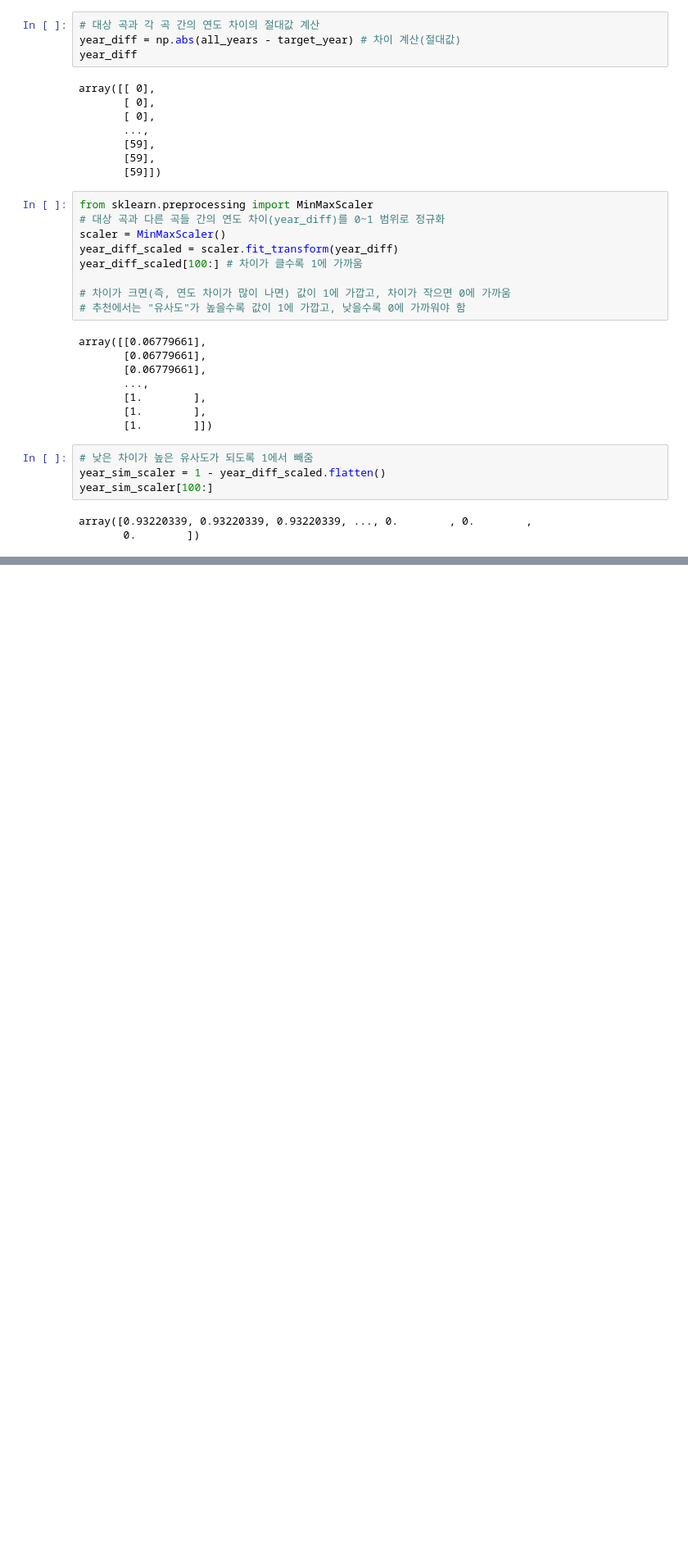
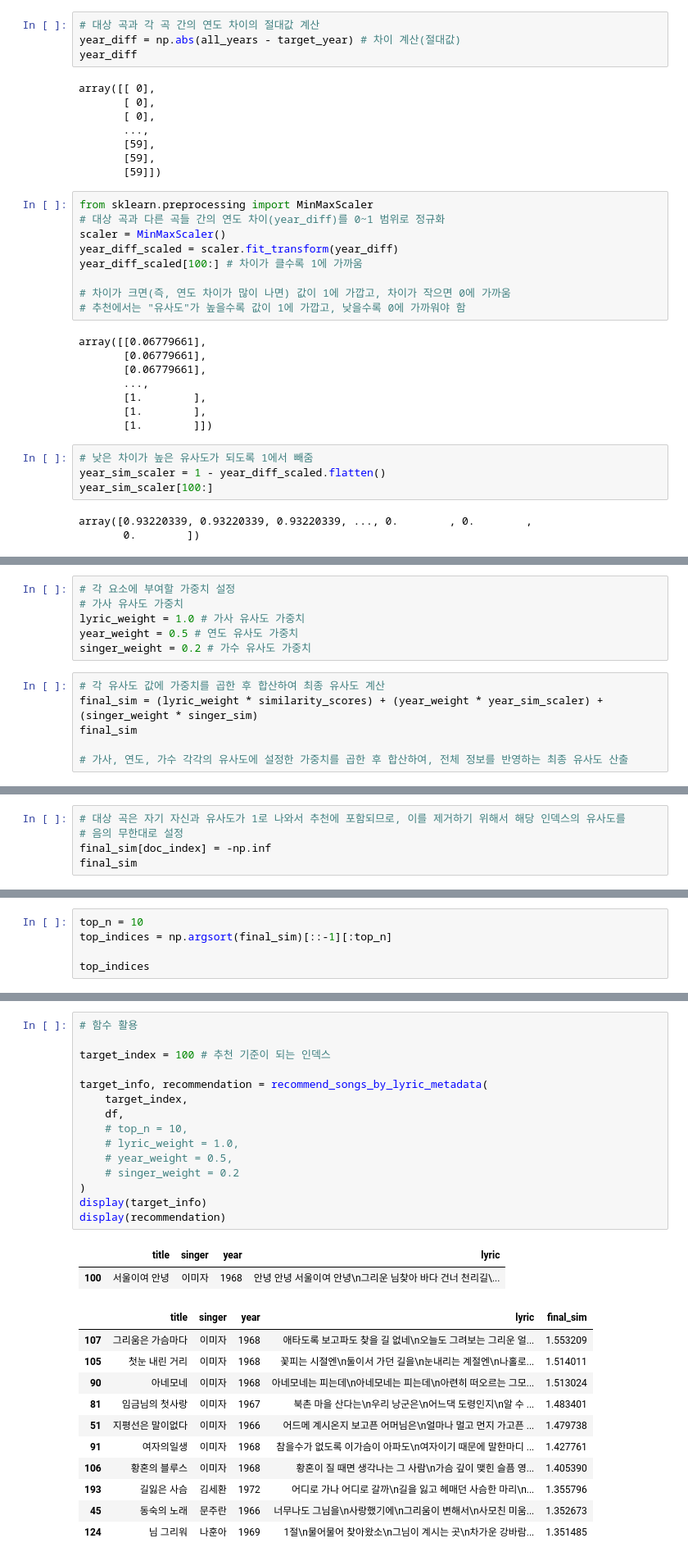
Before and after one commit to good0neighbour/ESTCampAI, a Jupyter notebook: 추천시스템/ex01_음악_추천_기능_구현_Contents_Based_Filtering(콘텐츠_기반_필터링).ipynb, the cells around one changed output, grey strips where cells are left out. Shown at 82% size. Saved outputs shown, nothing was run; the diff lists cells and outputs as text; blank space fills up the shorter version.

```diff
--- a/추천시스템/ex01_음악_추천_기능_구현_Contents_Based_Filtering(콘텐츠_기반_필터링).ipynb
+++ b/추천시스템/ex01_음악_추천_기능_구현_Contents_Based_Filtering(콘텐츠_기반_필터링).ipynb
@@ -601,0 +618,12 @@ array([0.93220339, 0.93220339, 0.93220339, ..., 0.        , 0.        ,
+# %%
+# 각 요소에 부여할 가중치 설정
+# 가사 유사도 가중치
+lyric_weight = 1.0 # 가사 유사도 가중치
+year_weight = 0.5 # 연도 유사도 가중치
+singer_weight = 0.2 # 가수 유사도 가중치
+# %%
+# 각 유사도 값에 가중치를 곱한 후 합산하여 최종 유사도 계산
+final_sim = (lyric_weight * similarity_scores) + (year_weight * year_sim_scaler) + (singer_weight * singer_sim)
+final_sim
+
+# 가사, 연도, 가수 각각의 유사도에 설정한 가중치를 곱한 후 합산하여, 전체 정보를 반영하는 최종 유사도 산출
@@ -601,0 +635,5 @@ array([0.93220339, 0.93220339, 0.93220339, ..., 0.        , 0.        ,
+# %%
+# 대상 곡은 자기 자신과 유사도가 1로 나와서 추천에 포함되므로, 이를 제거하기 위해서 해당 인덱스의 유사도를
+# 음의 무한대로 설정
+final_sim[doc_index] = -np.inf
+final_sim
@@ -601,0 +645,5 @@ array([0.93220339, 0.93220339, 0.93220339, ..., 0.        , 0.        ,
+# %%
+top_n = 10
+top_indices = np.argsort(final_sim)[::-1][:top_n]
+
+top_indices
@@ -601,0 +709,29 @@ array([0.93220339, 0.93220339, 0.93220339, ..., 0.        , 0.        ,
+# %%
+# 함수 활용
+
+target_index = 100 # 추천 기준이 되는 인덱스
+
+target_info, recommendation = recommend_songs_by_lyric_metadata(
+    target_index,
+    df,
+    # top_n = 10,
+    # lyric_weight = 1.0,
+    # year_weight = 0.5,
+    # singer_weight = 0.2
+)
+display(target_info)
+display(recommendation)
+# %% [output]
+|  | title | singer | year | lyric |
+| 100 | 서울이여 안녕 | 이미자 | 1968 | 안녕 안녕 서울이여 안녕\n그리운 님찾아 바다 건너 천리길\... |
+|  | title | singer | year | lyric | final_sim |
+| 107 | 그리움은 가슴마다 | 이미자 | 1968 | 애타도록 보고파도 찾을 길 없네\n오늘도 그려보는 그리운 얼... | 1.553209 |
+| 105 | 첫눈 내린 거리 | 이미자 | 1968 | 꽃피는 시절엔\n둘이서 가던 길을\n눈내리는 계절엔\n나홀로... | 1.514011 |
+| 90 | 아네모네 | 이미자 | 1968 | 아네모네는 피는데\n아네모네는 피는데\n아련히 떠오르는 그모... | 1.513024 |
+| 81 | 임금님의 첫사랑 | 이미자 | 1967 | 북촌 마을 산다는\n우리 낭군은\n어느댁 도령인지\n알 수 ... | 1.483401 |
+| 51 | 지평선은 말이없다 | 이미자 | 1966 | 어드메 계시온지 보고픈 어머님은\n얼마나 멀고 먼지 가고픈 ... | 1.479738 |
+| 91 | 여자의일생 | 이미자 | 1968 | 참을수가 없도록 이가슴이 아파도\n여자이기 때문에 말한마디 ... | 1.427761 |
+| 106 | 황혼의 블루스 | 이미자 | 1968 | 황혼이 질 때면 생각나는 그 사람\n가슴 깊이 맺힌 슬픔 영... | 1.405390 |
+| 193 | 길잃은 사슴 | 김세환 | 1972 | 어디로 가나 어디로 갈까\n길을 잃고 헤매던 사슴한 마리\n... | 1.355796 |
+| 45 | 동숙의 노래 | 문주란 | 1966 | 너무나도 그님을\n사랑했기에\n그리움이 변해서\n사모친 미움... | 1.352673 |
+| 124 | 님 그리워 | 나훈아 | 1969 | 1절\n물어물어 찾아왔소\n그님이 계시는 곳\n차가운 강바람... | 1.351485 |
```
Also changed, not shown: parts of 20 cells of this notebook.
